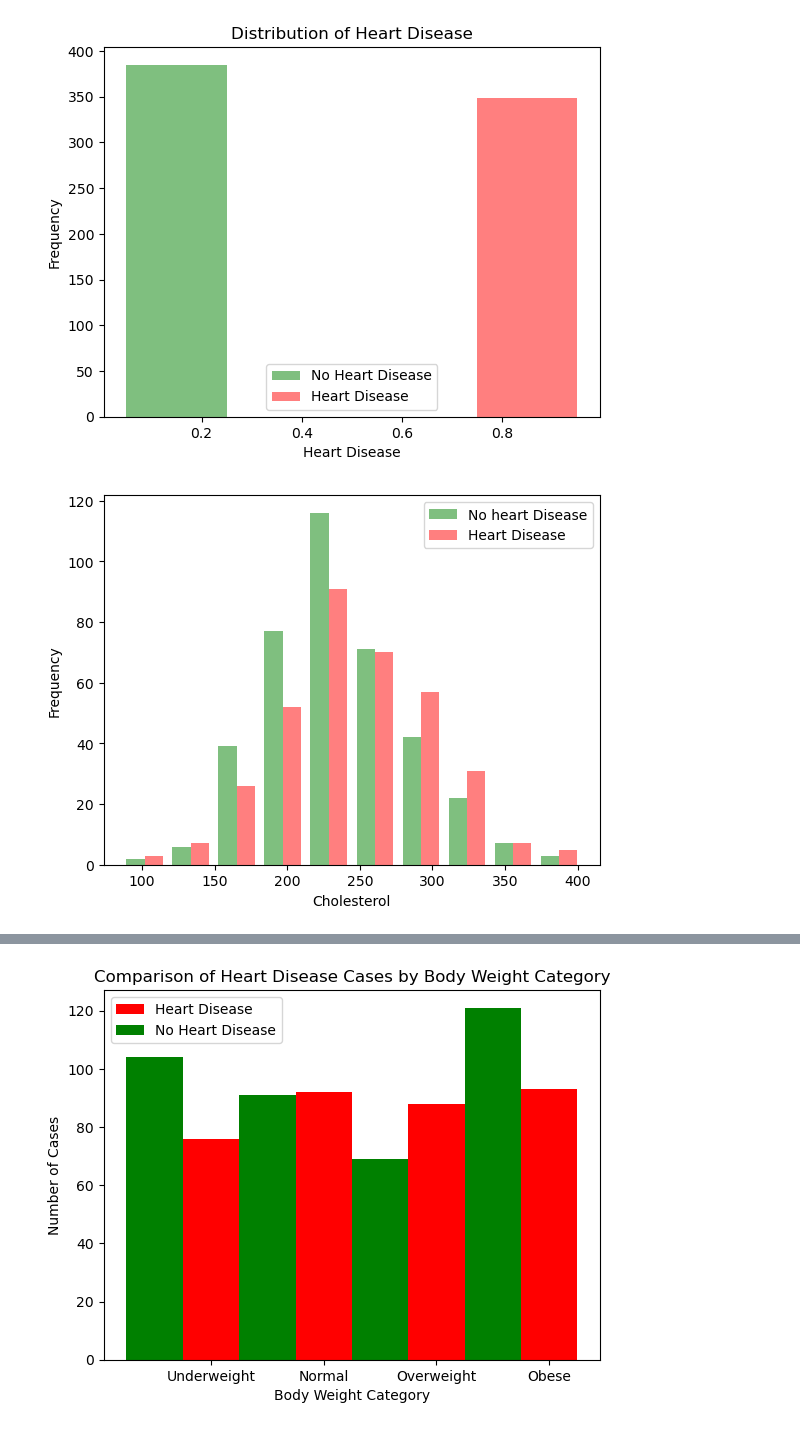
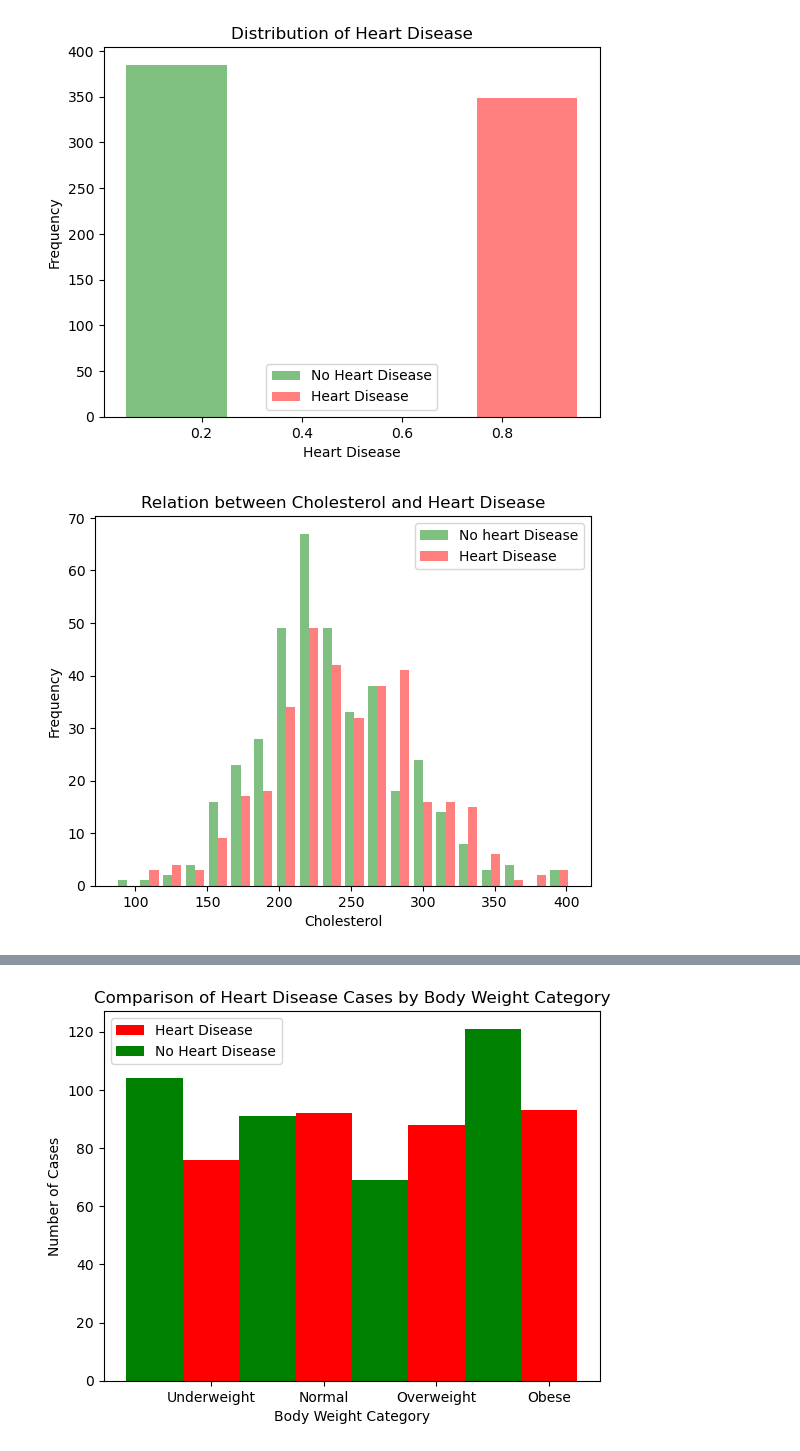
Before and after one commit to TJ-Abbing/Data-Science, a Jupyter notebook: OP-2/assignments/final/Final-assignment.ipynb, the cells around one changed output, grey strips where cells are left out. Cells and saved outputs as stored; diff of their text form; code cells hidden in the pictures.

```diff
--- a/OP-2/assignments/final/Final-assignment.ipynb
+++ b/OP-2/assignments/final/Final-assignment.ipynb
@@ -236,29 +233,26 @@ plt.show()
 # %% [output]
 [figure]
 # %%
-# Explore the relation between the "Cholesterol" and "HeartDisease" columns sing a histogram with side-by-side bars.
-
 # Replace string values with integer values in the 'HeartDisease' column.
 df.loc[df['HeartDisease'] == 'No heart Disease', 'HeartDisease'] = 0
 df.loc[df['HeartDisease'] == 'Heart Disease', 'HeartDisease'] = 1
 
-# Create the histograms side-by-side
-plt.hist([df[df['HeartDisease'] == 0]['Cholesterol'], df[df['HeartDisease'] == 1]['Cholesterol']], bins=10, alpha=0.5, label=['No heart Disease', 'Heart Disease'], color=['green', 'red'], histtype='bar')
+# Set the number of bins for the histogram.
+bins = 20
+
+# Create the histograms side-by-side.
+plt.hist([df[df['HeartDisease'] == 0]['Cholesterol'], df[df['HeartDisease'] == 1]['Cholesterol']], bins=bins, alpha=0.5, label=['No heart Disease', 'Heart Disease'], color=['green', 'red'], histtype='bar')
 
 # Add labels and show the plot.
-plt.xlabel('Cholesterol')
-plt.ylabel('Frequency')
+plt.gca().set(xlabel='Cholesterol', ylabel='Frequency', title='Relation between Cholesterol and Heart Disease')
 
 # Add legend to the histogram.
 plt.legend()
 
 # Show the plot.
 plt.show()
-
-# There seems to be a relation between the cholesterol level and heart disease. The higher the cholesterol level,
-# the higher the chance of heart disease and vice versa.
 # %% [output]
-[figure, old version]
+[figure, new version]
 # %%
 # Explore the relation between the "Age" and "HeartDisease" columns using a histogram with side-by-side bars.
 
```
Also changed, not shown: parts of 5 cells of this notebook.
